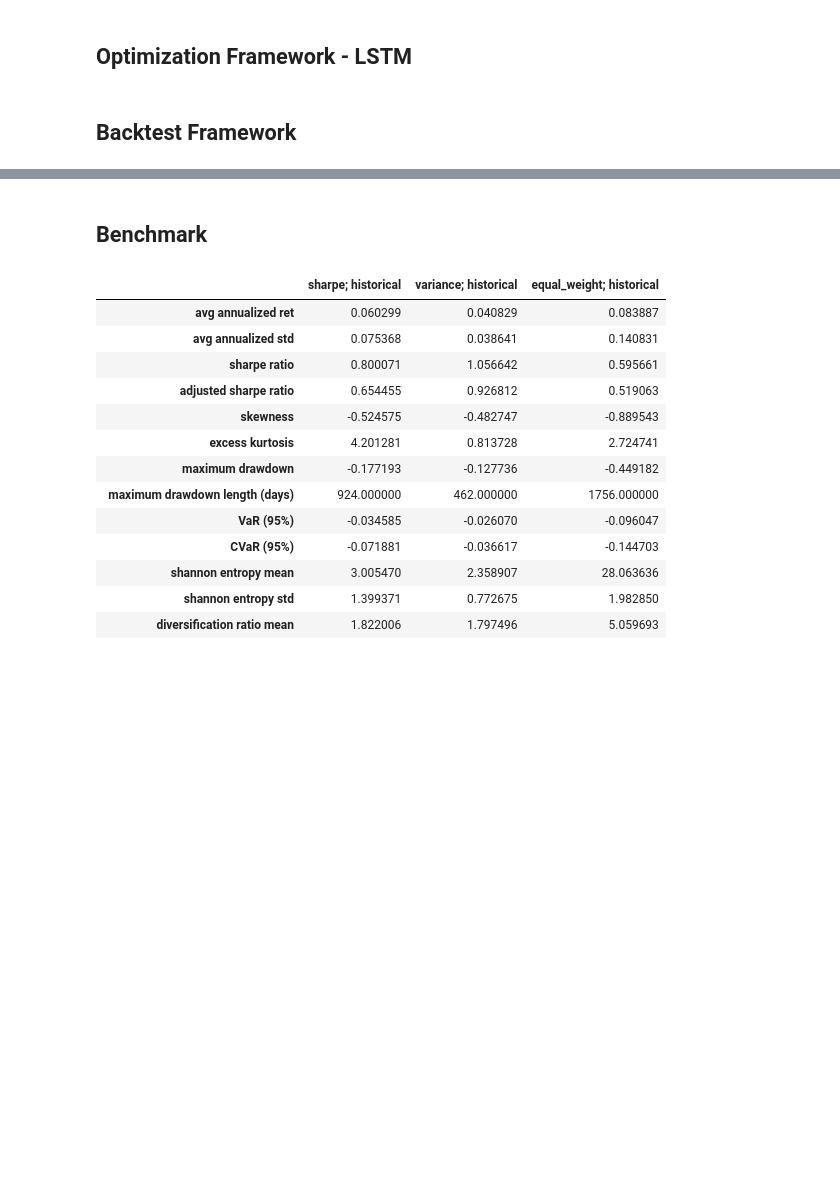
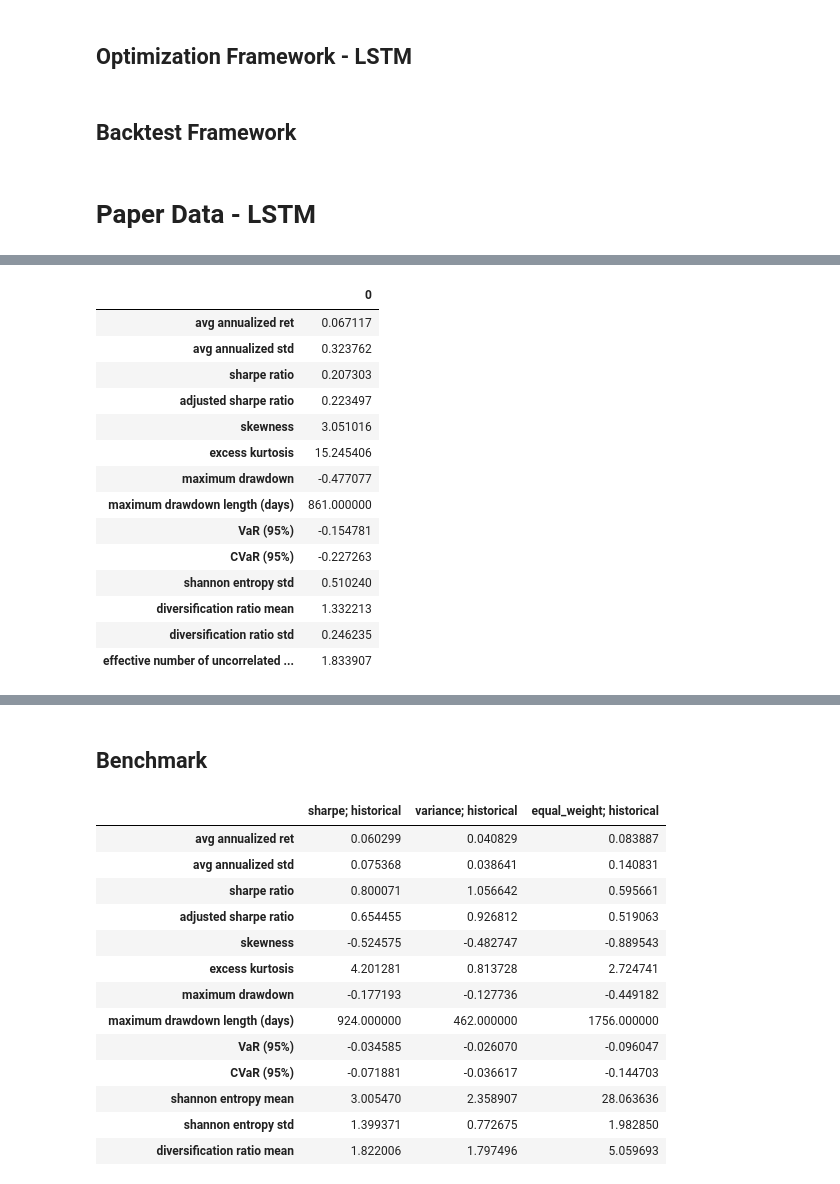
Before and after one commit to Xuanfu-lab/230ZA_Project, a Jupyter notebook: portfolio_opmization_main_framwork.ipynb, the cells around one changed output, grey strips where cells are left out. Saved outputs shown, nothing was run; the diff lists cells and outputs as text; code cells hidden in the pictures; blank space fills up the shorter version.

```diff
--- a/portfolio_opmization_main_framwork.ipynb
+++ b/portfolio_opmization_main_framwork.ipynb
@@ -376,3 +388,11 @@ def display_backtest_results(loss_func_names: List[str],
             axs[i].plot(results[j][plot_lists[i]], label = f"{loss_func_names[j]}; {cov_est_methods[j]} cov")
         axs[i].legend()
         axs[i].set_title(f"{plot_lists[i]}");
+# %% [markdown]
+# Paper Data - LSTM
+# %%
+%%time
+LSTM_weights = optimize_portfolio_LSTM(price_long_paper)
+LSTM_result = backtest(LSTM_weights)
+comparison_table([LSTM_result])
+# %% [output]
@@ -378,0 +416,15 @@ def display_backtest_results(loss_func_names: List[str],
+|  | 0 |
+| avg annualized ret | 0.067117 |
+| avg annualized std | 0.323762 |
+| sharpe ratio | 0.207303 |
+| adjusted sharpe ratio | 0.223497 |
+| skewness | 3.051016 |
+| excess kurtosis | 15.245406 |
+| maximum drawdown | -0.477077 |
+| maximum drawdown length (days) | 861.000000 |
+| VaR (95%) | -0.154781 |
+| CVaR (95%) | -0.227263 |
+| shannon entropy std | 0.510240 |
+| diversification ratio mean | 1.332213 |
+| diversification ratio std | 0.246235 |
+| effective number of uncorrelated ... | 1.833907 |
```
Also changed, not shown: parts of 7 cells of this notebook, 15 other files.
